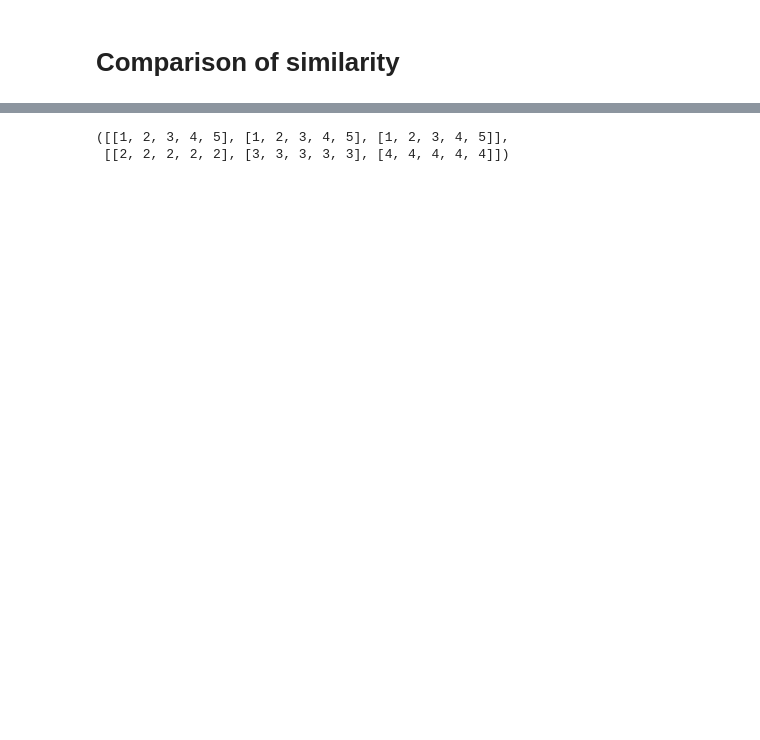
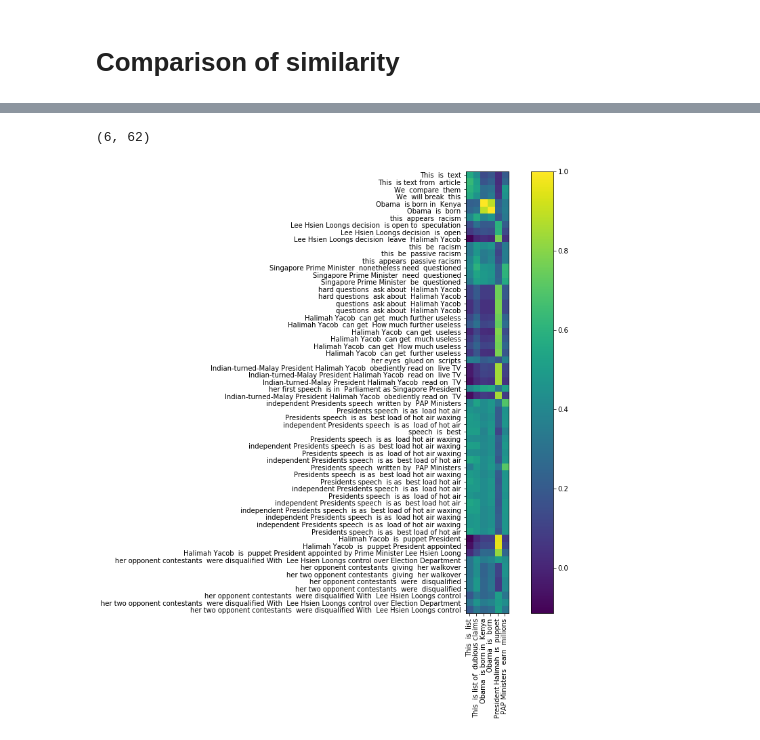
Before and after one commit to tonghuikang/dubious-claims, a Jupyter notebook: dubious_claims.ipynb, the cells around one changed output, grey strips where cells are left out. Drawn from its saved outputs; the diff is of its cells as text; code cells hidden in the pictures; blank space fills up the shorter version.

```diff
--- a/dubious_claims.ipynb
+++ b/dubious_claims.ipynb
@@ -3,20 +5,17 @@ StanfordIE requires Python2. Text cleaning seems to be easier in Python3.
 # %% [markdown]
 # Insert article text here
 # %%
-article_text = u"""This is a multiline string.
-This can contain many sentences.
-Clean this text afterward.
-Can load from a text file also. Obama is born in Kenya.
-
+article_text = u"""This is a the text from the article.
+We will break this into simpler sentence, and compare them with the reference of dubious claims.
+Obama is born in Kenya.
 Lee Hsien Loong’s decision to leave Halimah Yacob is open to speculation, but this appears to be passive racism. The Singapore Prime Minister nonetheless need to be questioned, like whether if he perceives Halimah Yacob’s hijab a poor representation to Singapore.
-
-There are hard questions to ask about Halimah Yacob as well. Like whether if she needs an English translator when speaking with other English-speakers, or whether if she takes direct instruction from Lee Hsien Loong as a puppet many believe her to be.
-
+There are hard questions to ask about Halimah Yacob as well.
+Like whether if she needs an English translator when speaking with other English-speakers, or whether if she takes direct instruction from Lee Hsien Loong as a puppet many believe her to be.
 S$1.54 million-a-year for reading essay. How much further useless can Halimah Yacob get?
-
-With her eyes glued on the scripts, Indian-turned-Malay President Halimah Yacob obediently read on live TV her first speech in Parliament as Singapore President. The “independent” President’s speech, written by the PAP Ministers, is as best a load of hot air, waxing lyrical about leadership, equality, meritocracy and a “bright future”.
-
-Halimah Yacob is a puppet President appointed by Prime Minister Lee Hsien Loong. With Lee Hsien Loong’s control over the Election Department, her two opponent contestants were disqualified giving her a walkover."""
+With her eyes glued on the scripts, Indian-turned-Malay President Halimah Yacob obediently read on live TV her first speech in Parliament as Singapore President.
+The “independent” President’s speech, written by the PAP Ministers, is as best a load of hot air, waxing lyrical about leadership, equality, meritocracy and a “bright future”.
+Halimah Yacob is a puppet President appointed by Prime Minister Lee Hsien Loong.
+With Lee Hsien Loong’s control over the Election Department, her two opponent contestants were disqualified giving her a walkover."""
 # %%
 import re
 
@@ -78,7 +77,10 @@ print(article_text_list)
 # %% [markdown]
 # Loading list of dubious claims
 # %%
-dubious_claims_list = ["This is a list of dubious claims.", "Obama is born in Kenya", "President Halimah is a puppet."]
+dubious_claims_list = ["This is a list of dubious claims.",
+                       "Obama is born in Kenya",
+                       "President Halimah is a puppet.",
+                       "PAP Ministers earn millions."]
 # %% [markdown]
 # Extracting information from the text
 # %%
@@ -193,7 +189,7 @@ import data_io, params, SIF_embedding
 wordfile = 'SIF/data/glove.840B.300d.txt' # word vector file, can be downloaded from GloVe website
 weightfile = 'SIF/auxiliary_data/enwiki_vocab_min200.txt' # each line is a word and its frequency
 weightpara = 1e-3 # the parameter in the SIF weighting scheme, usually in the range [3e-5, 3e-3]
-rmpc = 1 # number of principal components to remove in SIF weighting scheme
+rmpc = 0 # number of principal components to remove in SIF weighting scheme
 sentences = ['this is an example sentence', 'this is another sentence that is slightly longer']
 
 # load word vectors
@@ -236,5 +253,0 @@ NameError: name 'pairs' is not defined
-# %%
-meshgrid([1,2,3,4,5],[2,3,4])
-# %% [output]
-([[1, 2, 3, 4, 5], [1, 2, 3, 4, 5], [1, 2, 3, 4, 5]],
- [[2, 2, 2, 2, 2], [3, 3, 3, 3, 3], [4, 4, 4, 4, 4]])
@@ -246,0 +254,15 @@ def meshgrid(x,y,z):
+# %%
+import matplotlib.pyplot as plt
+print(np.shape(value_mesh[0]))
+# fig, ax = plt.subplots(1,1)
+
+# ax.imshow(value_mesh[0])
+plt.figure(figsize=(12,12))
+plt.imshow(np.transpose(value_mesh[0]))
+plt.yticks(np.arange(len(article_claims_flat)), article_claims_flat)
+plt.xticks(np.arange(len(dubious_claims_flat)), dubious_claims_flat, rotation='vertical')
+plt.colorbar()
+plt.show()
+# %% [output]
+(6, 62)
+[figure, added]
```
Also changed, not shown: parts of 10 cells of this notebook.
